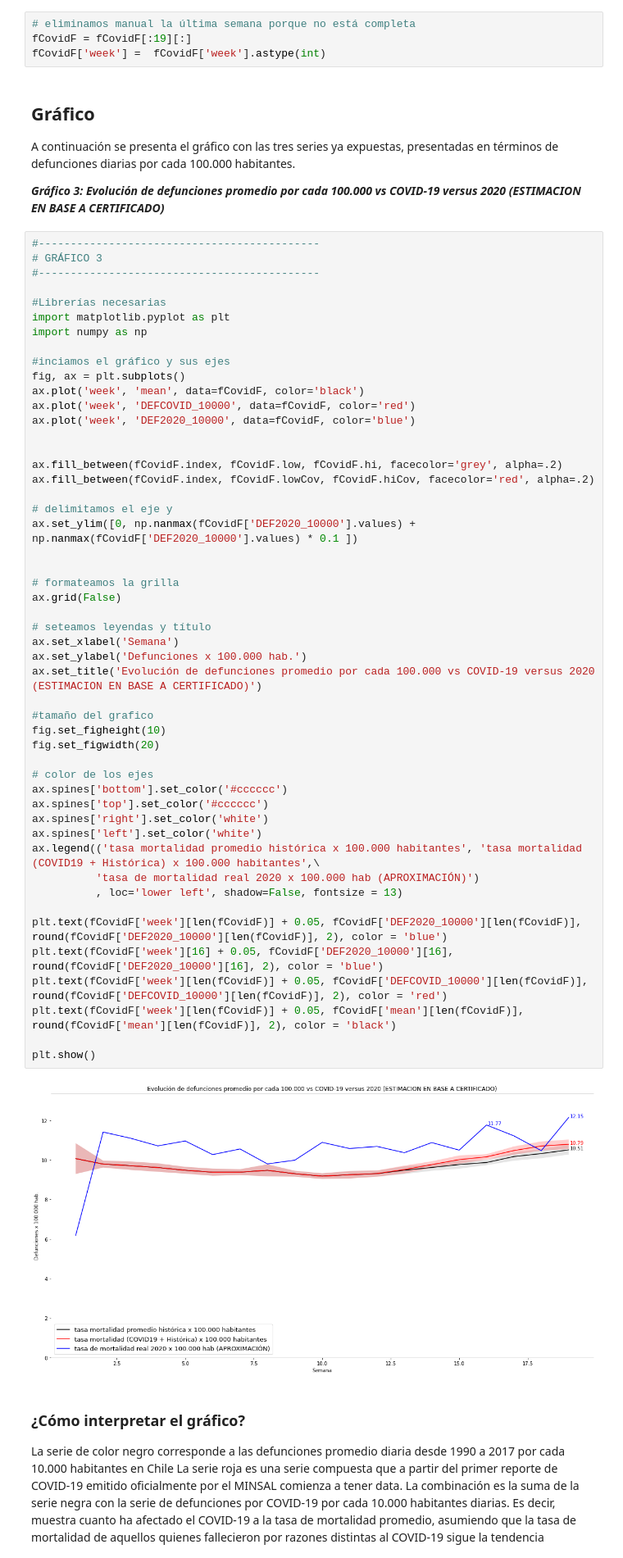
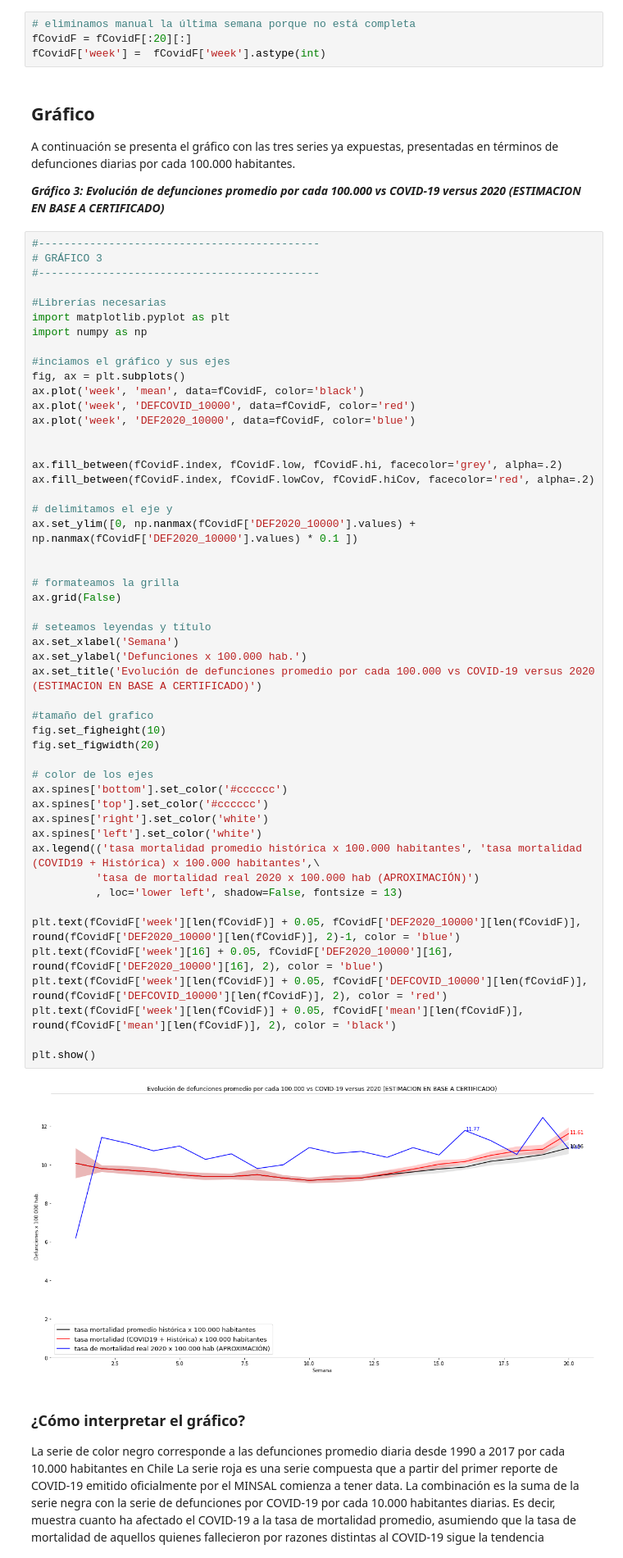
Before and after one commit to josemoragonzalez/Defunciones, a Jupyter notebook: input/defunciones.ipynb, the cells around one changed output. Shown at 82% size. Drawn from its saved outputs; the diff is of its cells as text.

```diff
--- a/input/defunciones.ipynb
+++ b/input/defunciones.ipynb
@@ -437,7 +442,7 @@ fCovidF = fCovidF[['week', 'DEFCOVID_10000', 'mean', 'DEF2020_10000', 'hi',	'low
 fCovidF.index = np.arange(1, len(fCovidF) + 1)
 # %%
 # eliminamos manual la última semana porque no está completa
-fCovidF = fCovidF[:19][:]
+fCovidF = fCovidF[:20][:]
 fCovidF['week'] =  fCovidF['week'].astype(int)
 # %% [markdown]
 ## Gráfico
@@ -467,35 +472,35 @@ ax.fill_between(fCovidF.index, fCovidF.lowCov, fCovidF.hiCov, facecolor='red', a
 ax.set_ylim([0, np.nanmax(fCovidF['DEF2020_10000'].values) + np.nanmax(fCovidF['DEF2020_10000'].values) * 0.1 ])
 
 
 # formateamos la grilla
 ax.grid(False)
 
 # seteamos leyendas y título
 ax.set_xlabel('Semana')
 ax.set_ylabel('Defunciones x 100.000 hab.')
 ax.set_title('Evolución de defunciones promedio por cada 100.000 vs COVID-19 versus 2020 (ESTIMACION EN BASE A CERTIFICADO)')
 
 #tamaño del grafico
 fig.set_figheight(10)
 fig.set_figwidth(20)
 
 # color de los ejes
 ax.spines['bottom'].set_color('#cccccc')
 ax.spines['top'].set_color('#cccccc')
 ax.spines['right'].set_color('white')
 ax.spines['left'].set_color('white')
 ax.legend(('tasa mortalidad promedio histórica x 100.000 habitantes', 'tasa mortalidad (COVID19 + Histórica) x 100.000 habitantes',\
           'tasa de mortalidad real 2020 x 100.000 hab (APROXIMACIÓN)')
           , loc='lower left', shadow=False, fontsize = 13)
 
-plt.text(fCovidF['week'][len(fCovidF)] + 0.05, fCovidF['DEF2020_10000'][len(fCovidF)], round(fCovidF['DEF2020_10000'][len(fCovidF)], 2), color = 'blue')
+plt.text(fCovidF['week'][len(fCovidF)] + 0.05, fCovidF['DEF2020_10000'][len(fCovidF)], round(fCovidF['DEF2020_10000'][len(fCovidF)], 2)-1, color = 'blue')
 plt.text(fCovidF['week'][16] + 0.05, fCovidF['DEF2020_10000'][16], round(fCovidF['DEF2020_10000'][16], 2), color = 'blue')
 plt.text(fCovidF['week'][len(fCovidF)] + 0.05, fCovidF['DEFCOVID_10000'][len(fCovidF)], round(fCovidF['DEFCOVID_10000'][len(fCovidF)], 2), color = 'red')
 plt.text(fCovidF['week'][len(fCovidF)] + 0.05, fCovidF['mean'][len(fCovidF)], round(fCovidF['mean'][len(fCovidF)], 2), color = 'black')
 
 plt.show()
 # %% [output]
-[figure, old version]
+[figure, new version]
 # %% [markdown]
 ### ¿Cómo interpretar el gráfico?
 La serie de color negro corresponde a las defunciones promedio diaria desde 1990 a 2017 por cada 10.000 habitantes en Chile
```
Also changed, not shown: parts of 8 cells of this notebook, 1 other file.
